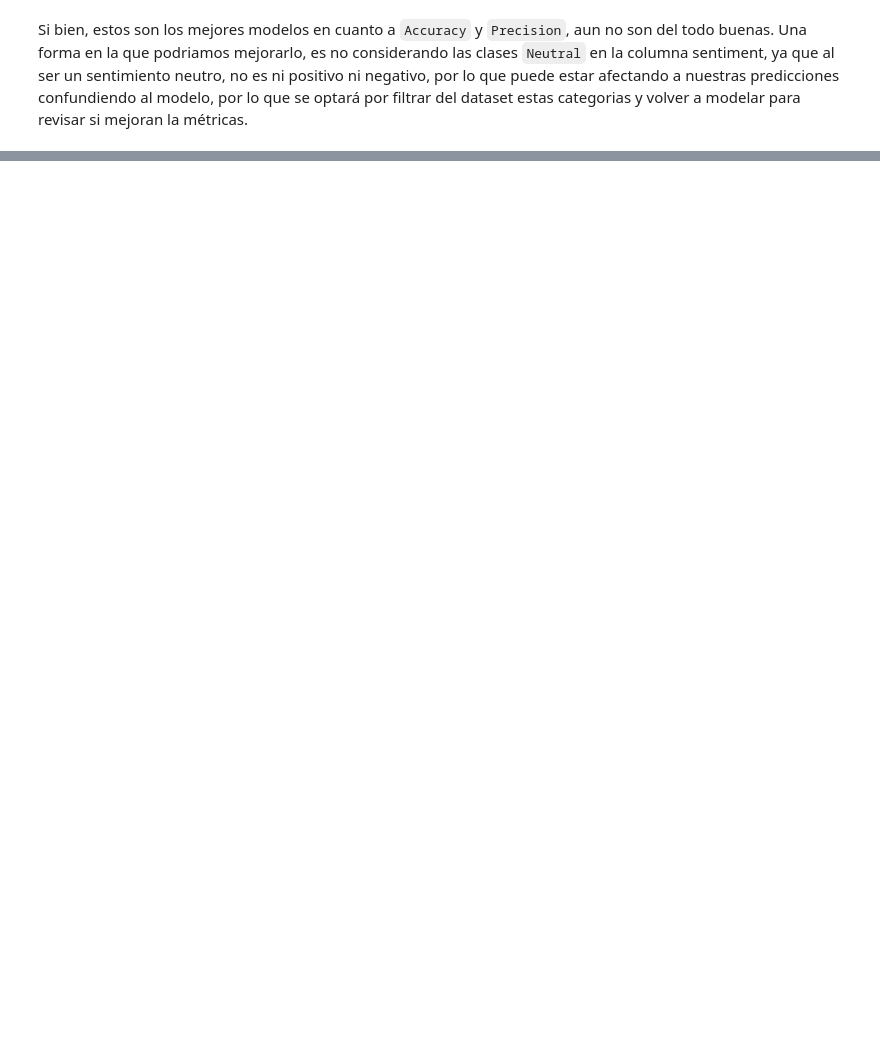
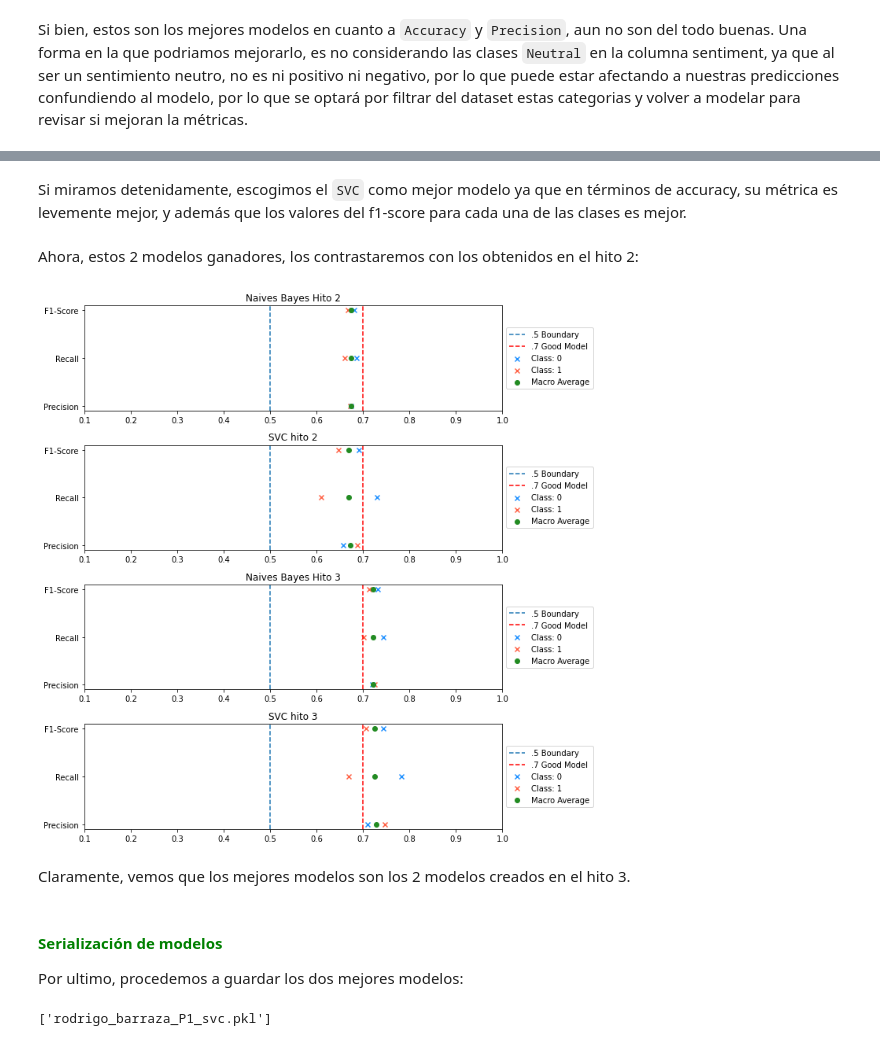
Before and after one commit to rodrigobarrazads/Desafio_Latam, a Jupyter notebook: Modulo3/Prueba/analisis_sentimiento.ipynb, the cells around one changed output, grey strips where cells are left out. Saved outputs shown, nothing was run; the diff lists cells and outputs as text; code cells hidden in the pictures; blank space fills up the shorter version.

Commit message:
Prueba - Hito 3

```diff
--- a/Modulo3/Prueba/analisis_sentimiento.ipynb
+++ b/Modulo3/Prueba/analisis_sentimiento.ipynb
@@ -565,0 +575,6 @@ Si bien, estos son los mejores modelos en cuanto a `Accuracy` y `Precision`, aun
+# %%
+# Filtramos los sentimientos neutros
+df_filter = df[df['sentiment']!='neutral']
+
+# Mostramos la nueva distribución
+df_filter['sentiment'].value_counts()
@@ -565,0 +792,45 @@ Si bien, estos son los mejores modelos en cuanto a `Accuracy` y `Precision`, aun
+# %% [markdown]
+Si miramos detenidamente, escogimos el `SVC` como mejor modelo ya que en términos de accuracy, su métrica es levemente mejor, y además que los valores del f1-score para cada una de las clases es mejor.
+# %% [markdown]
+Ahora, estos 2 modelos ganadores, los contrastaremos con los obtenidos en el hito 2:
+# %%
+# Se crea un diccionario con los modelos a competir
+estimators = [
+    ('Naives Bayes Hito 2', grilla_nb.best_estimator_),
+    ('SVC hito 2', ml_svc),
+    ('Naives Bayes Hito 3', grilla_nb_h3.best_estimator_),
+    ('SVC hito 3', ml_svc_h3)
+]
+
+# Graficamos los score de los modelos con la función plot_classification_report
+plt.figure(figsize=(10, 10))
+for index, value in enumerate(estimators):
+    plt.subplot(len(estimators), 1, index + 1)
+    plt.title(value[0])
+    if index < 2:
+        class_pred = value[1].predict(X_test)
+        plot_classification_report(y_test, class_pred)
+    else:
+        class_pred = value[1].predict(X_test_h3)
+        plot_classification_report(y_test_h3, class_pred)
+    plt.axvline(.5, label='.5 Boundary', linestyle='--')
+    plt.axvline(.7, label='.7 Good Model', linestyle='--', color='Red')
+    plt.xlim((0.1, 1.0))
+    plt.legend(loc='center left', bbox_to_anchor=(1, 0.5))
+plt.tight_layout()
+# %% [output]
+[figure, added]
+# %% [markdown]
+Claramente, vemos que los mejores modelos son los 2 modelos creados en el hito 3.
+# %% [markdown]
+#### **<font color='green'>Serialización de modelos</font>**
+
+Por ultimo, procedemos a guardar los dos mejores modelos:
+# %%
+# NaiveBayes
+joblib.dump(grilla_nb_h3.best_estimator_, 'rodrigo_barraza_P1_naivebayes.pkl')
+
+# SVC
+joblib.dump(ml_svc_h3, 'rodrigo_barraza_P1_svc.pkl')
+# %% [output]
+['rodrigo_barraza_P1_svc.pkl']
```
Also changed, not shown: parts of 42 cells of this notebook, 3 other files.
